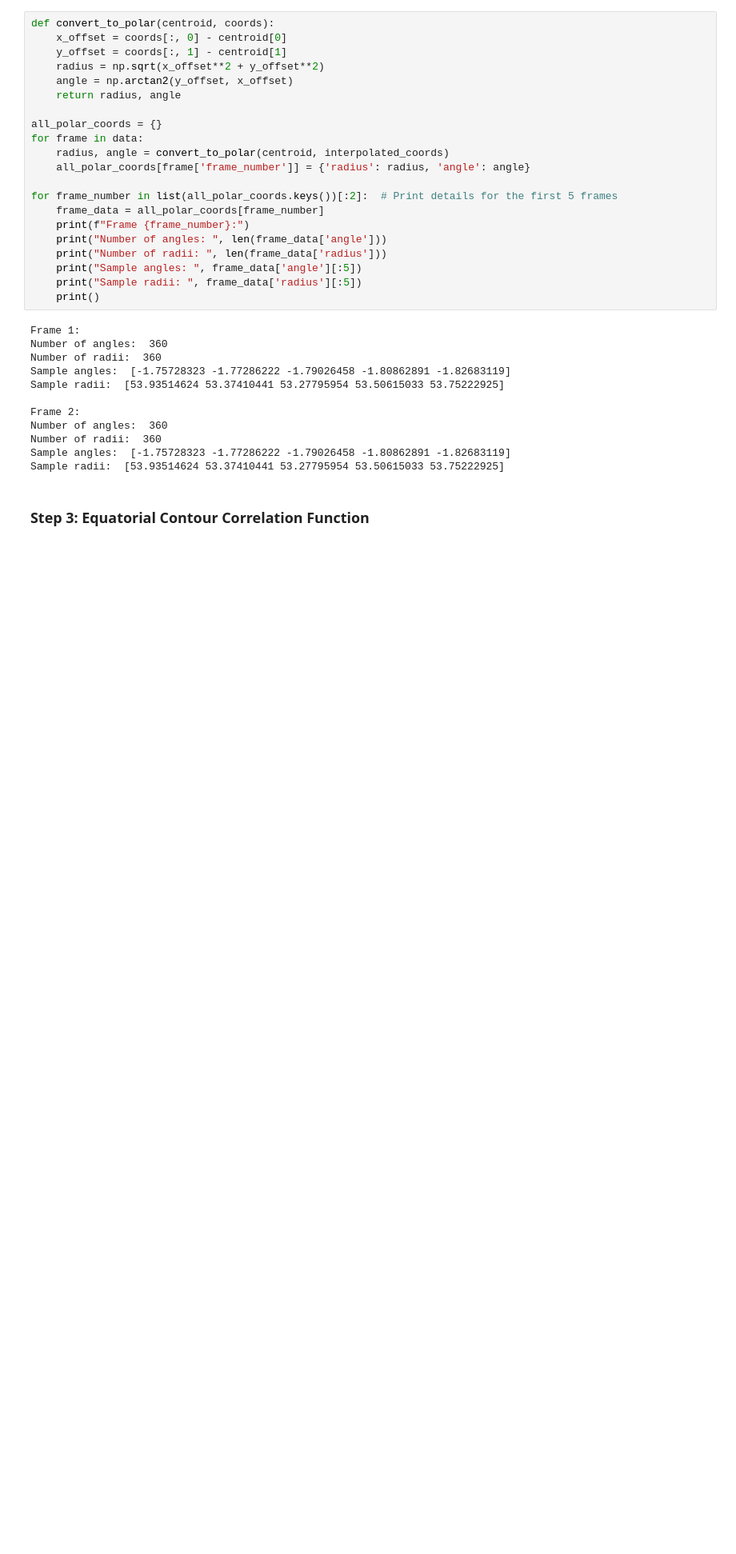
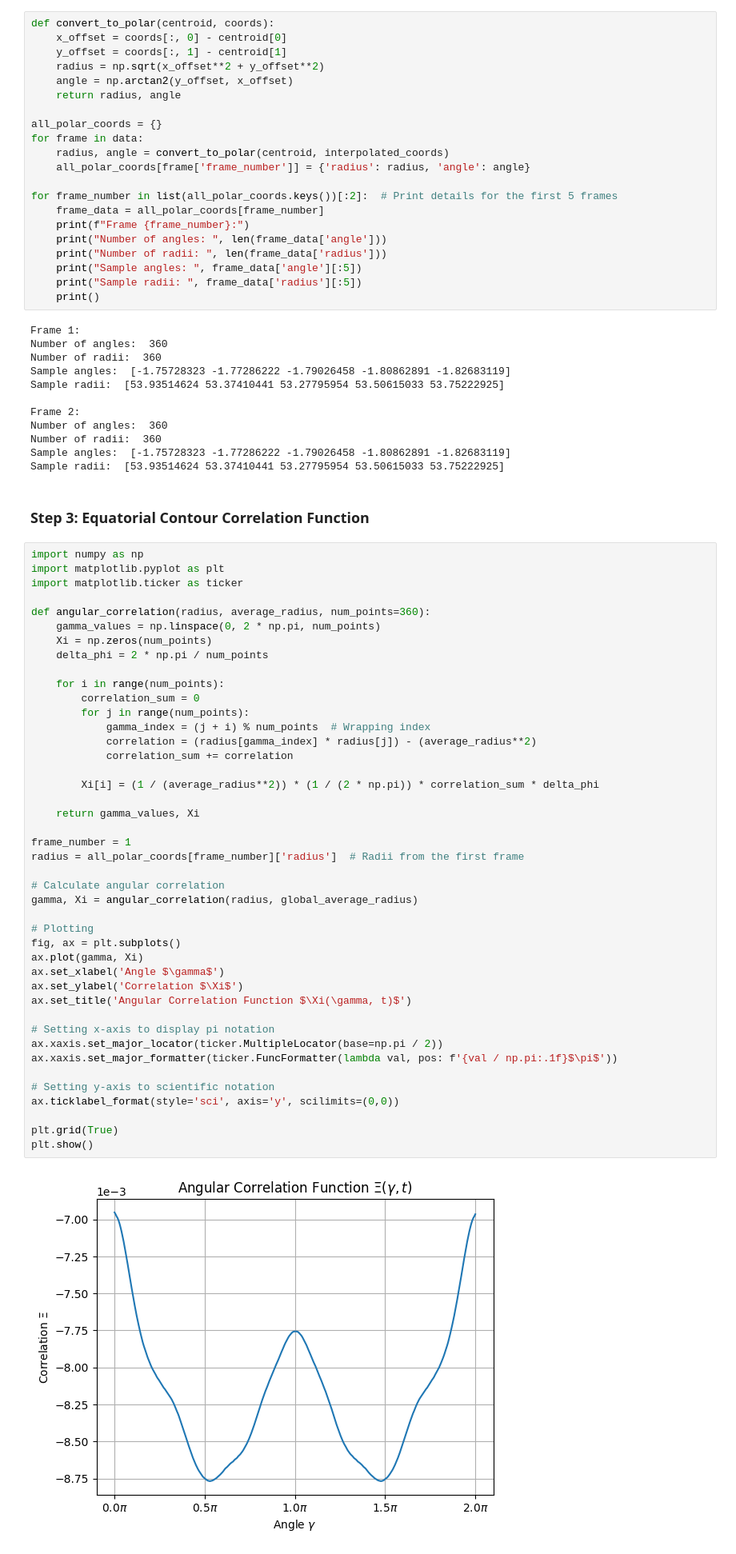
Before and after one commit to LocrianBird/GPMV-processor, a Jupyter notebook: Constructions.ipynb, the cells around one changed output. Shown: that part at 80% size. Cells and saved outputs as stored; diff of their text form; blank space fills up the shorter version.

Commit message:
Correlation function added

```diff
--- a/Constructions.ipynb
+++ b/Constructions.ipynb
@@ -91,3 +91,48 @@ Sample angles:  [-1.75728323 -1.77286222 -1.79026458 -1.80862891 -1.82683119]
 Sample radii:  [53.93514624 53.37410441 53.27795954 53.50615033 53.75222925]
 # %% [markdown]
 ### Step 3: Equatorial Contour Correlation Function
+# %%
+import numpy as np
+import matplotlib.pyplot as plt
+import matplotlib.ticker as ticker
+
+def angular_correlation(radius, average_radius, num_points=360):
+    gamma_values = np.linspace(0, 2 * np.pi, num_points)
+    Xi = np.zeros(num_points)
+    delta_phi = 2 * np.pi / num_points
+
+    for i in range(num_points):
+        correlation_sum = 0
+        for j in range(num_points):
+            gamma_index = (j + i) % num_points  # Wrapping index
+            correlation = (radius[gamma_index] * radius[j]) - (average_radius**2)
+            correlation_sum += correlation
+
+        Xi[i] = (1 / (average_radius**2)) * (1 / (2 * np.pi)) * correlation_sum * delta_phi
+
+    return gamma_values, Xi
+
+frame_number = 1
+radius = all_polar_coords[frame_number]['radius']  # Radii from the first frame
+
+# Calculate angular correlation
+gamma, Xi = angular_correlation(radius, global_average_radius)
+
+# Plotting
+fig, ax = plt.subplots()
+ax.plot(gamma, Xi)
+ax.set_xlabel('Angle $\gamma$')
+ax.set_ylabel('Correlation $\Xi$')
+ax.set_title('Angular Correlation Function $\Xi(\gamma, t)$')
+
+# Setting x-axis to display pi notation
+ax.xaxis.set_major_locator(ticker.MultipleLocator(base=np.pi / 2))
+ax.xaxis.set_major_formatter(ticker.FuncFormatter(lambda val, pos: f'{val / np.pi:.1f}$\pi$'))
+
+# Setting y-axis to scientific notation
+ax.ticklabel_format(style='sci', axis='y', scilimits=(0,0))
+
+plt.grid(True)
+plt.show()
+# %% [output]
+[figure, added]
```
